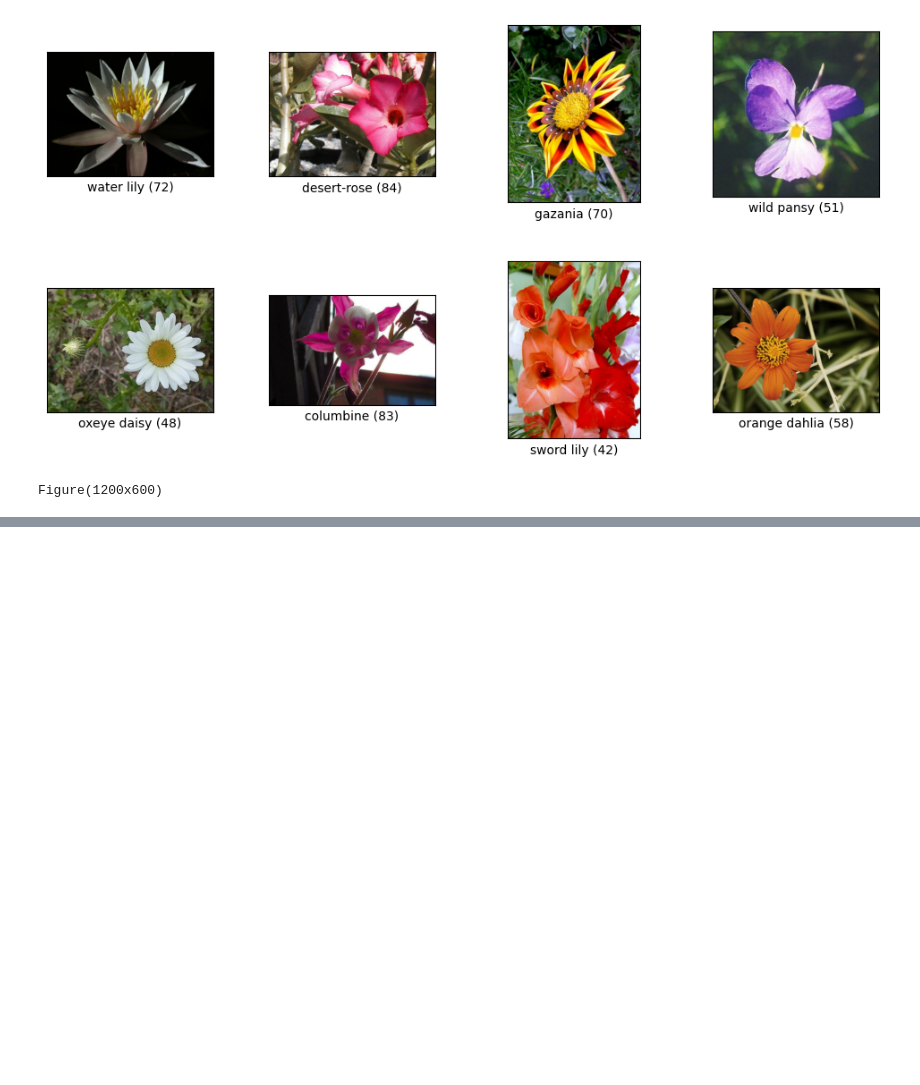
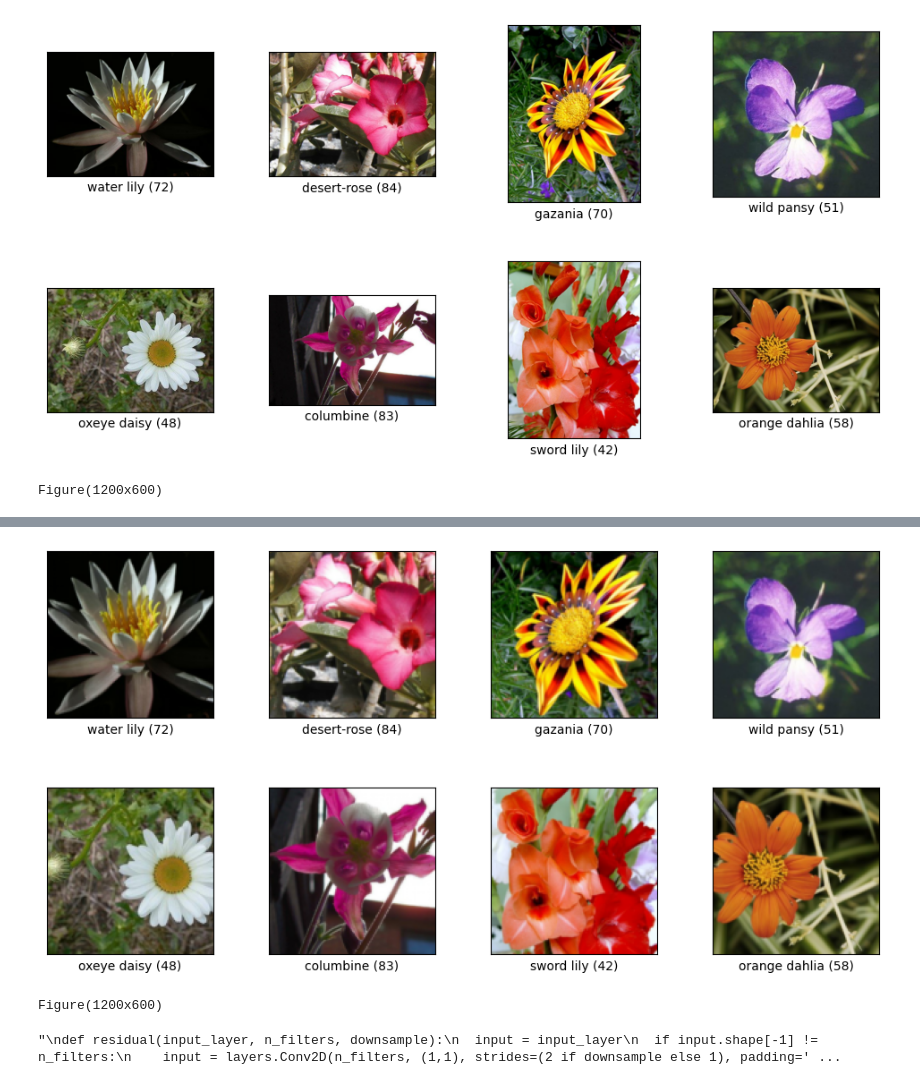
Before and after one commit to lizzy02g/INT2-Image-Classification, a Jupyter notebook: Flowers.ipynb, the cells around one changed output, grey strips where cells are left out. Drawn from its saved outputs; the diff is of its cells as text; code cells hidden in the pictures; blank space fills up the shorter version.

```diff
--- a/Flowers.ipynb
+++ b/Flowers.ipynb
@@ -49,3 +45,33 @@ print(tfds.show_examples(train, info, rows=2, cols=4))
 # %% [output]
 [figure]
 Figure(1200x600)
+# %%
+batch_size = 256
+image_size = 128
+
+def crop_and_resize_image(image, label):
+  shape = tf.shape(image)
+  #[-1] index is the image channel
+  height = shape[-3]
+  width = shape[-2]
+
+  #takes shortest dimension and crops square
+  if height > width:
+      image = tf.image.crop_to_bounding_box(image, offset_height=(height - width) // 2, offset_width=0, target_height=width, target_width=width)
+  else:
+      image = tf.image.crop_to_bounding_box(image, offset_height=0, offset_width=(width - height) // 2, target_height=height, target_width=height)
+
+  # shortest = tf.math.minimum(height, width)
+  # image = tf.image.random_crop(image, (shortest, shortest, 3))
+
+  #downsample image
+  image = tf.image.resize(image, (image_size, image_size), antialias=True)/255.0
+  return image, label
+test_batches = test.map(crop_and_resize_image).batch(batch_size)
+train_batches = train.cache().shuffle(train_size, reshuffle_each_iteration=True).repeat(60).map(crop_and_resize_image).batch(batch_size).prefetch(tf.data.AUTOTUNE)
+validation_batches = validation.cache().map(crop_and_resize_image).batch(batch_size).prefetch(tf.data.AUTOTUNE)
+# %%
+#Showing some examples of the cropped and resized ds
+temp = train.cache().map(crop_and_resize_image)
+print(tfds.show_examples(temp, info, rows=2, cols=4))
+# %% [output]
@@ -52,2 +81,4 @@ Figure(1200x600)
+[figure, added]
+Figure(1200x600)
 # %%
 #Data augmentation
@@ -72,0 +109,44 @@ model = keras.Sequential([
+# %%
+#Resnet model
+'''
+def residual(input_layer, n_filters, downsample):
+  input = input_layer
+  if input.shape[-1] != n_filters:
+    input = layers.Conv2D(n_filters, (1,1), strides=(2 if downsample else 1), padding='same', activation='relu', kernel_initializer='he_normal')(input_layer)
+
+  conv1 = layers.Conv2D(n_filters, (3,3), strides=(2 if downsample else 1), padding='same', activation='relu', kernel_initializer='he_normal', kernel_regularizer=l2(0.0001))(input_layer)
+  conv1 = layers.BatchNormalization()(conv1)
+
+  conv2 = layers.Conv2D(n_filters, (3,3), padding='same', kernel_initializer='he_normal', kernel_regularizer=l2(0.0001))(conv1)
+
+  output_layer = layers.Add()([conv2, input])
+  output_layer = layers.Activation('relu')(output_layer)
+  conv2 = layers.BatchNormalization()(conv2)
+  return output_layer
+
+def create_residual_model(initial_filters, block_set):
+  input_layer = layers.Input(shape=(image_size, image_size, 3))
+  n_filters = initial_filters
+
+  x = input_layer
+  x = layers.Conv2D(64, (7, 7), strides=2)(x)
+  x = layers.MaxPooling2D((3, 3), strides=2)(x)
+  for i in range(len(block_set)):
+    num_blocks = block_set[i]
+    for j in range(num_blocks):
+      x = residual(x, n_filters, j==0 and i!=0)
+    n_filters = n_filters * 2
+
+  residual_model = Model(inputs=input_layer, outputs=x)
+  return residual_model
+
+model = keras.Sequential([
+    data_augmentation,
+    create_residual_model(64, [2, 2, 2, 2]),
+    layers.GlobalAveragePooling2D(),
+    layers.Flatten(),
+    layers.Dense(num_classes, activation='softmax')
+])
+'''
+# %% [output]
+"\ndef residual(input_layer, n_filters, downsample):\n  input = input_layer\n  if input.shape[-1] != n_filters:\n    input = layers.Conv2D(n_filters, (1,1), strides=(2 if downsample else 1), padding=' ...
```
Also changed, not shown: parts of 13 cells of this notebook.
